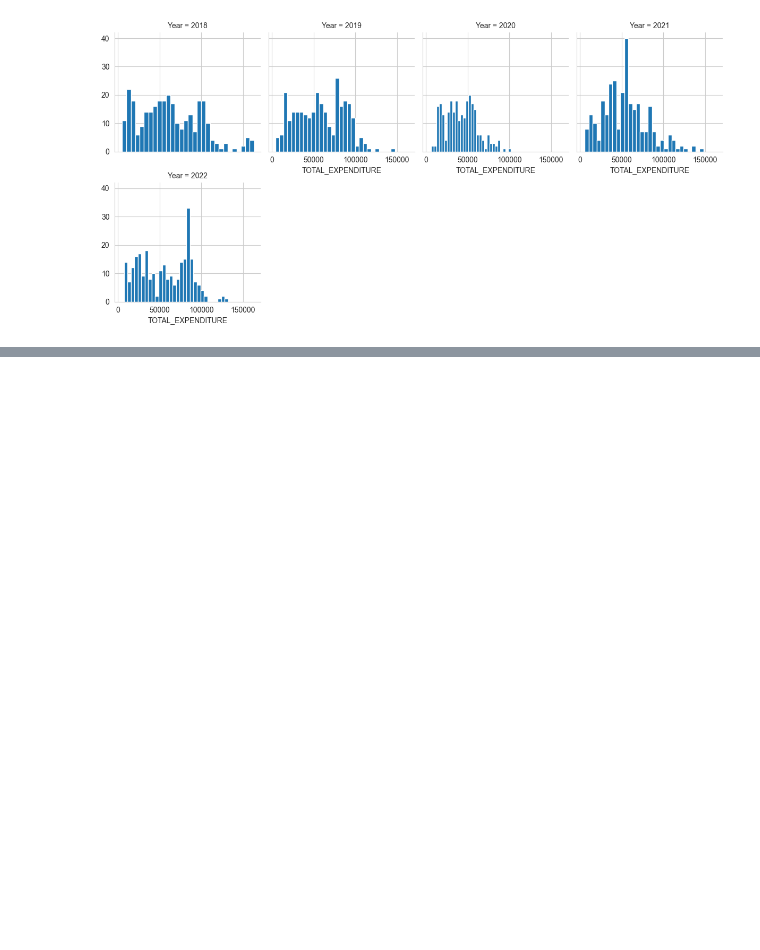
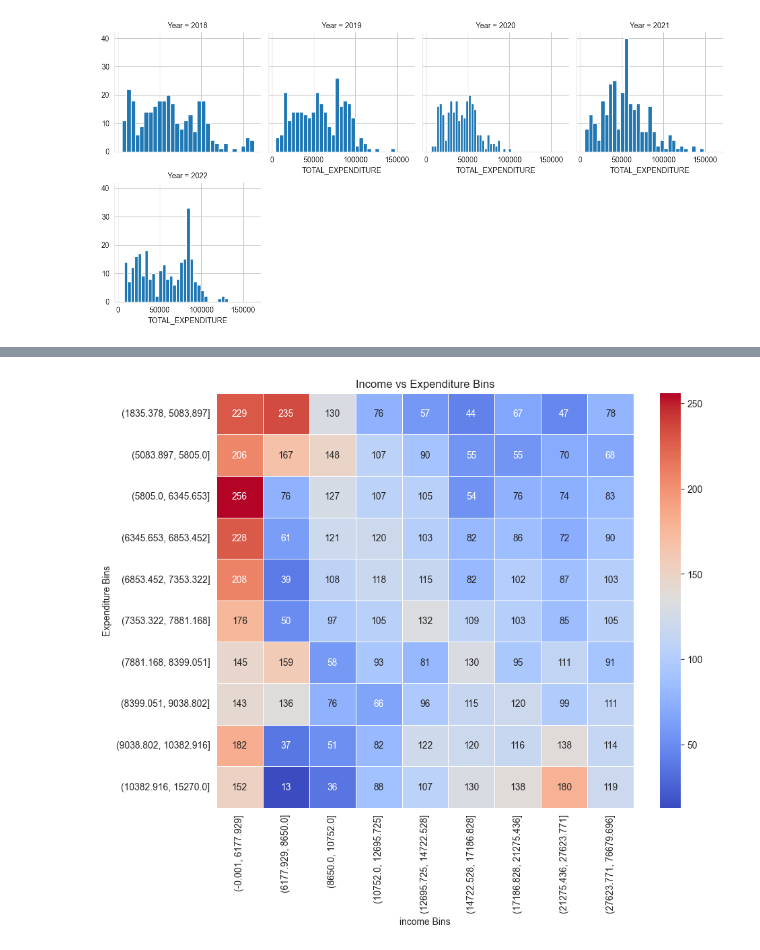
Before and after one commit to EwoutH/India-drought-ABM, a Jupyter notebook: Data/inflation_adjusted_income_and_expenditure.ipynb, the cells around one changed output, grey strips where cells are left out. Cells and saved outputs as stored; diff of their text form; code cells hidden in the pictures; blank space fills up the shorter version.

```diff
--- a/Data/inflation_adjusted_income_and_expenditure.ipynb
+++ b/Data/inflation_adjusted_income_and_expenditure.ipynb
@@ -224,0 +325,19 @@ inflation_adjusted_df.to_pickle('venv/pickles/adjusted_income_and_expenditure.pk
+# %%
+# Define the number of bins
+n_bins = 10
+
+# Bin the income and expenditure data
+inflation_adjusted_df['TOTAL_INCOME_BIN'] = pd.qcut(df['X'], n_bins, duplicates='drop')
+inflation_adjusted_df['TOTAL_EXPENDITURE_BIN'] = pd.qcut(df['Y'], n_bins, duplicates='drop')
+
+# Print the range of each bin
+income_bins = inflation_adjusted_df['TOTAL_INCOME_BIN'].unique().sort_values()
+expenditure_bins = inflation_adjusted_df['TOTAL_EXPENDITURE_BIN'].unique().sort_values()
+
+print("Income bins:")
+for i in income_bins:
+    print(i)
+
+print("\nExpenditure bins:")
+for j in expenditure_bins:
+    print(j)
@@ -224,0 +362,3 @@ inflation_adjusted_df.to_pickle('venv/pickles/adjusted_income_and_expenditure.pk
+# %%
+# Create a cross-tabulation of the income and expenditure bins
+cross_tab = pd.crosstab(inflation_adjusted_df['TOTAL_EXPENDITURE_BIN'], inflation_adjusted_df['TOTAL_INCOME_BIN'])
@@ -224,0 +375,10 @@ inflation_adjusted_df.to_pickle('venv/pickles/adjusted_income_and_expenditure.pk
+# %%
+plt.figure(figsize=(10, 8))
+sns.heatmap(cross_tab, annot=True, cmap='coolwarm', fmt='d', linewidths=.5)
+
+plt.title('Income vs Expenditure Bins')
+plt.xlabel('income Bins')
+plt.ylabel('Expenditure Bins')
+plt.show()
+# %% [output]
+[figure, added]
```
Also changed, not shown: parts of 16 cells of this notebook.
